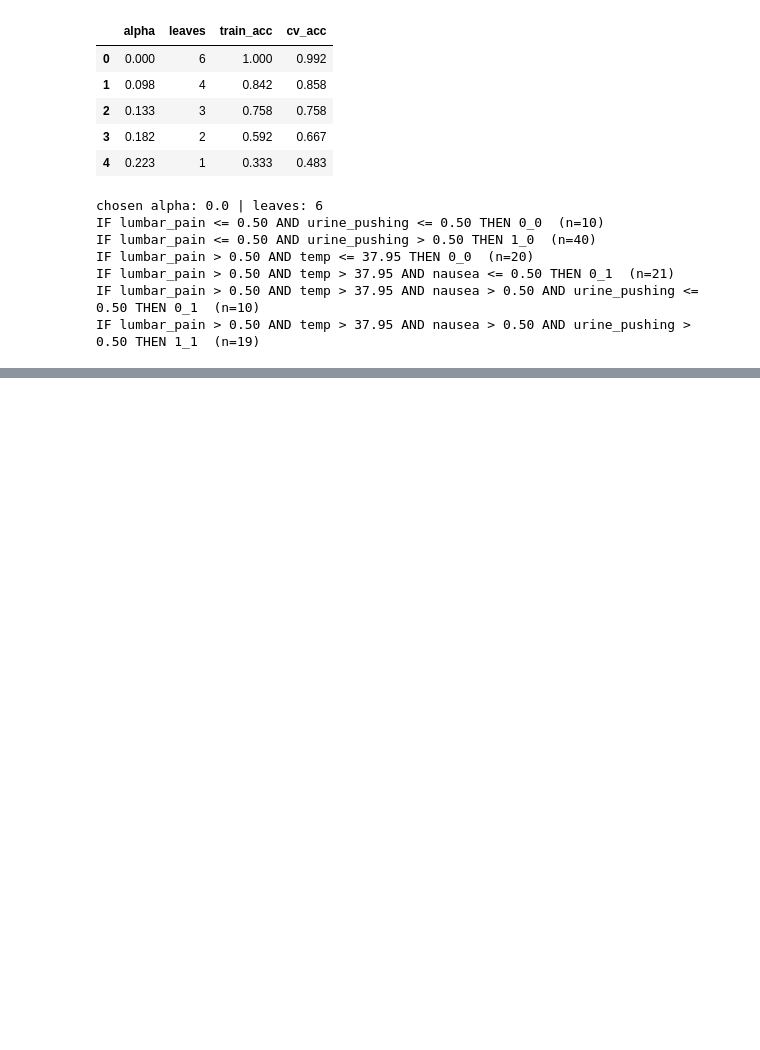
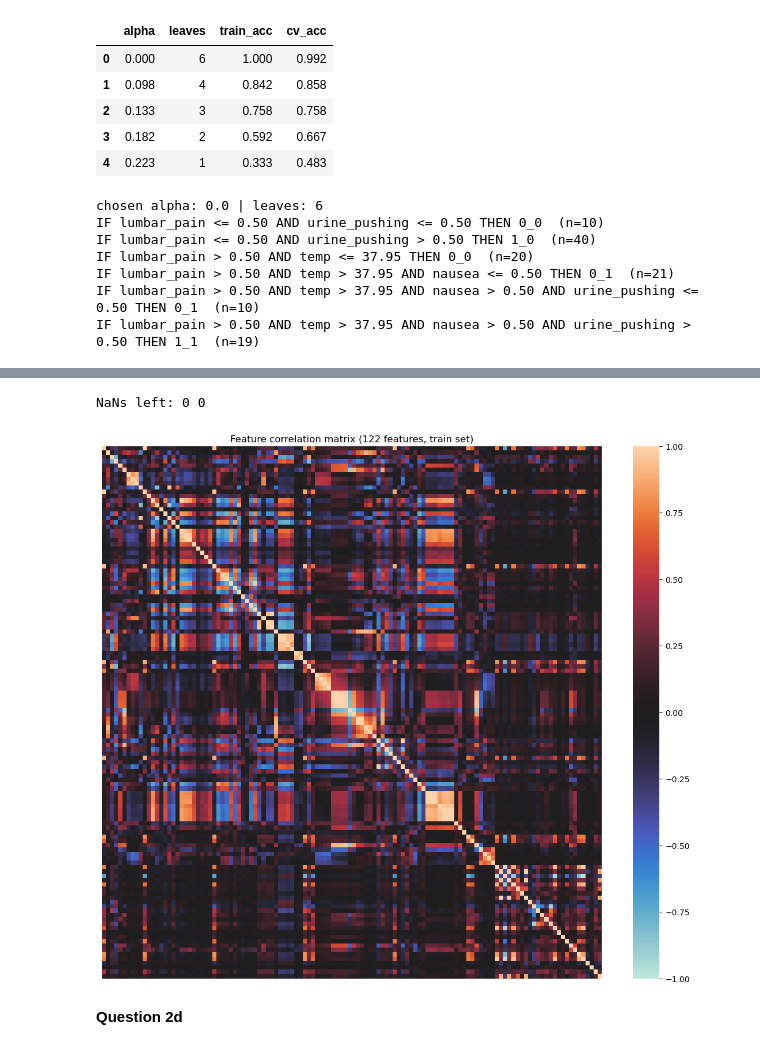
Before and after one commit to dkim7472/DSCI552_Assignment_5, a Jupyter notebook: assignment.ipynb, the cells around one changed output, grey strips where cells are left out. Saved outputs shown, nothing was run; the diff lists cells and outputs as text; code cells hidden in the pictures; blank space fills up the shorter version.

```diff
--- a/assignment.ipynb
+++ b/assignment.ipynb
@@ -112,0 +128,14 @@ IF lumbar_pain > 0.50 AND temp > 37.95 AND nausea > 0.50 AND urine_pushing > 0.5
+# %%
+import pandas as pd
+from sklearn.impute import SimpleImputer
+
+DATA_PATH = "communities.data"
+NAMES_PATH = "communities.names"
+TRAIN_ROWS = 1495
+TARGET_COL = "ViolentCrimesPerPop"
+NON_PREDICTIVE_COLS = ["state", "county", "community", "communityname", "fold"]
+# %%
+column_names = [line.split()[1] for line in open(NAMES_PATH) if line.startswith("@attribute")]
+crime_df = pd.read_csv(DATA_PATH, header=None, names=column_names, na_values="?")
+crime_df = crime_df.drop(columns=NON_PREDICTIVE_COLS)
+crime_df.shape
@@ -112,0 +144,7 @@ IF lumbar_pain > 0.50 AND temp > 37.95 AND nausea > 0.50 AND urine_pushing > 0.5
+# %%
+train_df, test_df = crime_df.iloc[:TRAIN_ROWS], crime_df.iloc[TRAIN_ROWS:]
+X_train, y_train = train_df.drop(columns=TARGET_COL), train_df[TARGET_COL]
+X_test,  y_test  = test_df.drop(columns=TARGET_COL),  test_df[TARGET_COL]
+
+missing_counts = X_train.isna().sum()
+missing_counts[missing_counts > 0].sort_values()
@@ -112,0 +169,22 @@ IF lumbar_pain > 0.50 AND temp > 37.95 AND nausea > 0.50 AND urine_pushing > 0.5
+# %%
+imputer = SimpleImputer(strategy="median").set_output(transform="pandas")
+X_train = imputer.fit_transform(X_train)
+X_test = imputer.transform(X_test)
+print("NaNs left:", X_train.isna().sum().sum(), X_test.isna().sum().sum())
+# %% [output]
+NaNs left: 0 0
+# %%
+import matplotlib.pyplot as plt
+import seaborn as sns
+
+feature_corr = X_train.corr()
+
+plt.figure(figsize=(14, 12))
+sns.heatmap(feature_corr, vmin=-1, vmax=1, center=0,
+            xticklabels=False, yticklabels=False)
+plt.title("Feature correlation matrix (122 features, train set)")
+plt.show()
+# %% [output]
+[figure, added]
+# %% [markdown]
+**Question 2d**
```
Also changed, not shown: parts of 26 cells of this notebook.
